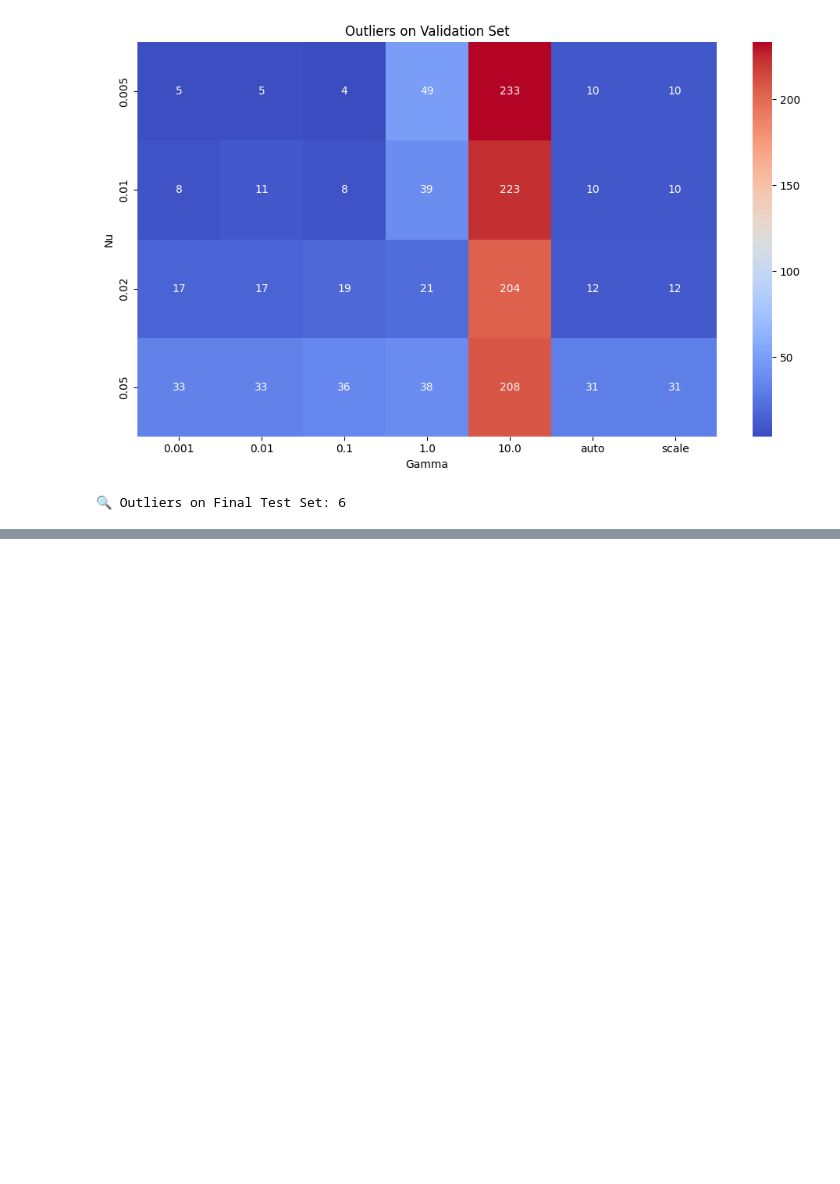
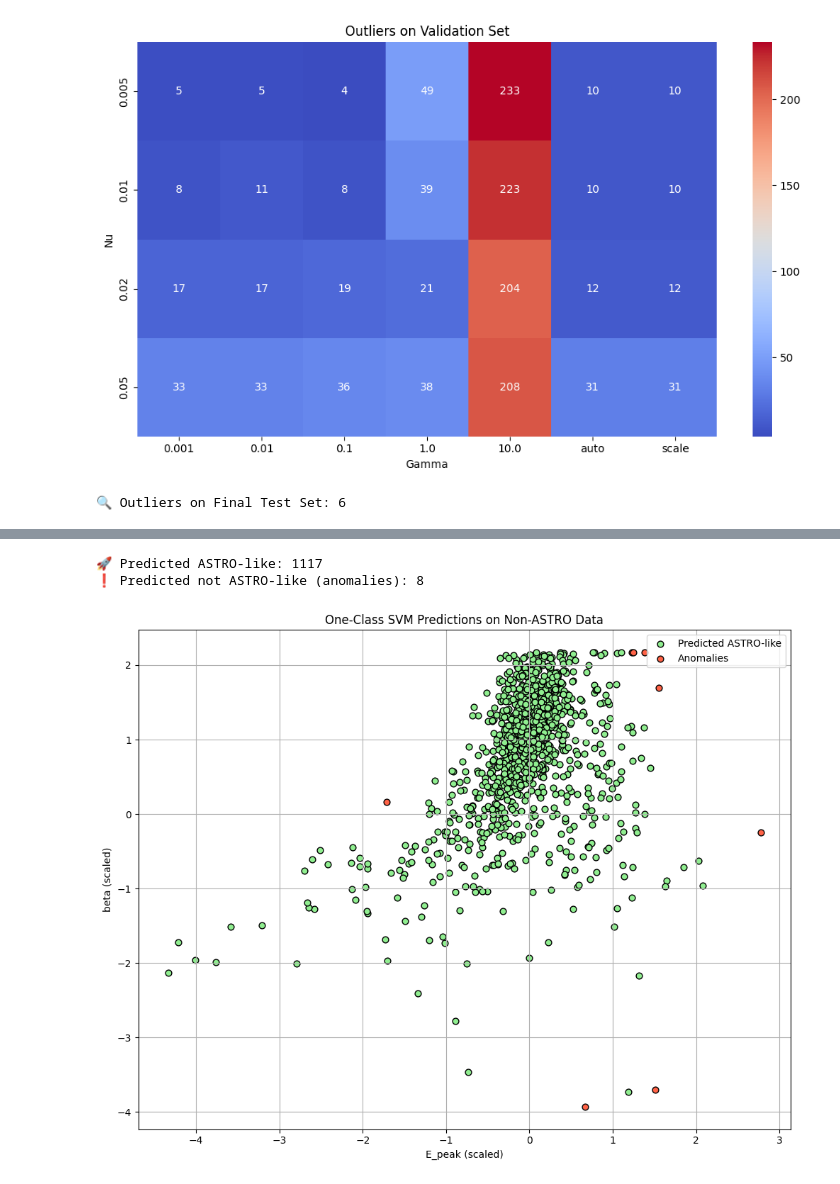
Before and after one commit to martacanirome4/DarkMatter_ML_TFG, a Jupyter notebook: notebooks/OCSVM_trained.ipynb, the cells around one changed output, grey strips where cells are left out. Saved outputs shown, nothing was run; the diff lists cells and outputs as text; code cells hidden in the pictures; blank space fills up the shorter version.

```diff
--- a/notebooks/OCSVM_trained.ipynb
+++ b/notebooks/OCSVM_trained.ipynb
@@ -121,0 +158,5 @@ plt.show()
+# %%
+# Load the full dataset
+unids_path = "../data/raw/unids_3F_beta_err_names.txt"
+df_unids = pd.read_csv(unids_path, sep='\s+')
+df_unids.head()
@@ -121,0 +170,43 @@ plt.show()
+# %%
+# Apply log10 to columns
+cols_to_log = ["E_peak", "beta", "sigma_det", "beta_Rel"]
+df_unids_log = df_unids.copy()
+df_unids_log[cols_to_log] = df_unids_log[cols_to_log].apply(lambda x: np.log10(x.clip(lower=1e-10)))
+# %%
+# Extraer y escalar
+X_unids_log = df_unids_log[["beta", "E_peak"]].values
+X_unids_scaled = scaler.transform(X_unids_log)
+# Predict using the best model
+preds_non_astro = best_model.predict(X_unids_scaled)
+# %%
+n_outliers = np.sum(preds_non_astro == -1)
+n_normals = np.sum(preds_non_astro == 1)
+
+print(f"🚀 Predicted ASTRO-like: {n_normals}")
+print(f"❗ Predicted not ASTRO-like (anomalies): {n_outliers}")
+# %% [output]
+🚀 Predicted ASTRO-like: 1117
+❗ Predicted not ASTRO-like (anomalies): 8
+# %%
+plt.figure(figsize=(10, 8))
+plt.scatter(
+    X_unids_scaled[preds_non_astro == 1, 1],  # E_peak
+    X_unids_scaled[preds_non_astro == 1, 0],  # beta
+    c='lightgreen', edgecolors='k', label='Predicted ASTRO-like', s=40
+)
+
+plt.scatter(
+    X_unids_scaled[preds_non_astro == -1, 1],
+    X_unids_scaled[preds_non_astro == -1, 0],
+    c='tomato', edgecolors='k', label='Anomalies', s=40
+)
+
+plt.xlabel("E_peak (scaled)")
+plt.ylabel("beta (scaled)")
+plt.title("One-Class SVM Predictions on Non-ASTRO Data")
+plt.legend()
+plt.grid(True)
+plt.tight_layout()
+plt.show()
+# %% [output]
+[figure, added]
```
Also changed, not shown: parts of 9 cells of this notebook.
